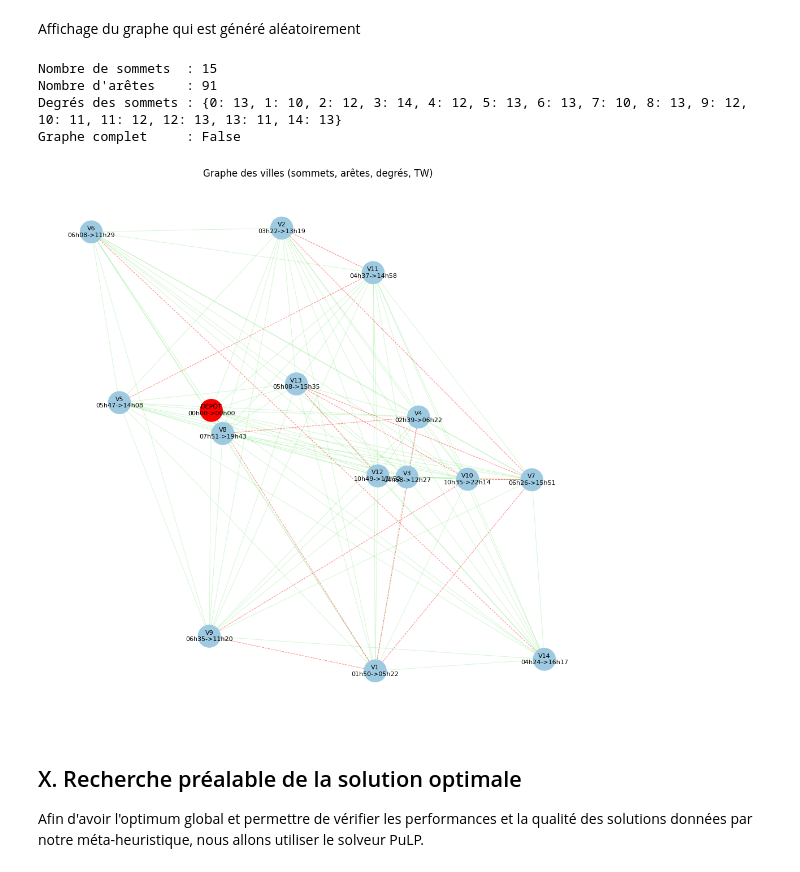
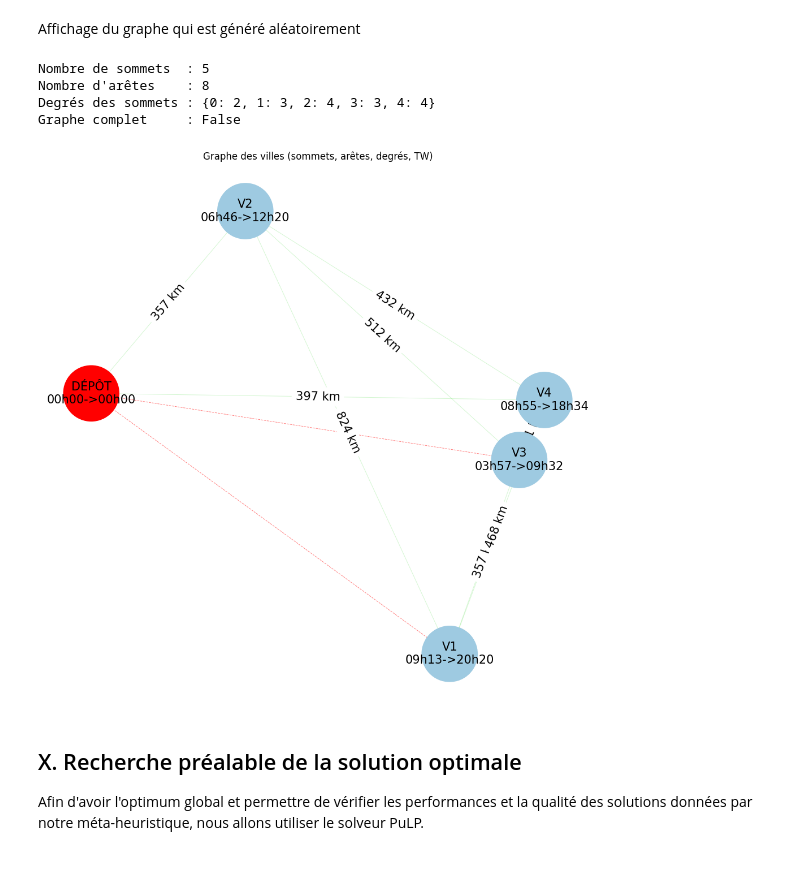
Before and after one commit to FrozX69/RechOp-Gr3, a Jupyter notebook: gpe3-livrable2 joan.ipynb, the cells around one changed output. Saved outputs shown, nothing was run; the diff lists cells and outputs as text; code cells hidden in the pictures.

```diff
--- a/gpe3-livrable2 joan.ipynb
+++ b/gpe3-livrable2 joan.ipynb
@@ -153,7 +153,7 @@ On aura donc la structure suivante :
 # %%
 import numpy as np
 
-NB_VILLES = 15
+NB_VILLES = 5
 POURCENTAGE_ROUTES_BLOQUEES = 20
 
 matrice = np.zeros((NB_VILLES, NB_VILLES), int)
@@ -384,57 +354,57 @@ node_colors = ["#9ecae1" if i != 0 else "#ff0000" for i in G.nodes()]
 plt.figure(figsize=(10, 10))
 
 # affichage noeud - villes avec couleur
-nx.draw_networkx_nodes(G, pos, node_color=node_colors, node_size=800)
+nx.draw_networkx_nodes(G, pos, node_color=node_colors, node_size=5000)
 
 # arêtes ouvertes vert
 nx.draw_networkx_edges(
     G, pos,
     edgelist=edges_open,
     edge_color="#11D100",
     width=0.7,
     alpha=0.18
 )
 
 # arêtes bloquées rouge
 nx.draw_networkx_edges(
     G, pos,
     edgelist=edges_blocked,
     edge_color="#FF0000",
     width=0.7,
     alpha=0.5,
     style="dashed" # pointilé
 )
 
 #--------------------------------------------------------#
 # Affichage des distances sur les arêtes
 #--------------------------------------------------------#
 
-# edge_labels = {
-#     (u, v): f"{G[u][v]['weight']} km"
-#     for u, v in G.edges()
-# }
-#
-# nx.draw_networkx_edge_labels(
-#     G,
-#     pos,
-#     edge_labels=edge_labels,
-#     font_size=7,
-#     font_color="black"
-# )
+edge_labels = {
+    (u, v): f"{G[u][v]['weight']} km"
+    for u, v in G.edges()
+}
+
+nx.draw_networkx_edge_labels(
+    G,
+    pos,
+    edge_labels=edge_labels,
+    font_size=15,
+    font_color="black"
+)
 #--------------------------------------------------------#
 
-nx.draw_networkx_labels(G, pos, labels=node_labels, font_size=8)
+nx.draw_networkx_labels(G, pos, labels=node_labels, font_size=15)
 
 plt.title("Graphe des villes (sommets, arêtes, degrés, TW)")
 plt.axis("off")
 plt.tight_layout()
 plt.show()
 # %% [output]
-Nombre de sommets  : 15
-Nombre d'arêtes    : 91
-Degrés des sommets : {0: 13, 1: 10, 2: 12, 3: 14, 4: 12, 5: 13, 6: 13, 7: 10, 8: 13, 9: 12, 10: 11, 11: 12, 12: 13, 13: 11, 14: 13}
+Nombre de sommets  : 5
+Nombre d'arêtes    : 8
+Degrés des sommets : {0: 2, 1: 3, 2: 4, 3: 3, 4: 4}
 Graphe complet     : False
-[figure, old version]
+[figure, new version]
 # %% [markdown]
 ## X. Recherche préalable de la solution optimale
 Afin d'avoir l'optimum global et permettre de vérifier les performances et la qualité des solutions données par notre méta-heuristique, nous allons utiliser le solveur PuLP.
```
Also changed, not shown: parts of 11 cells of this notebook.
